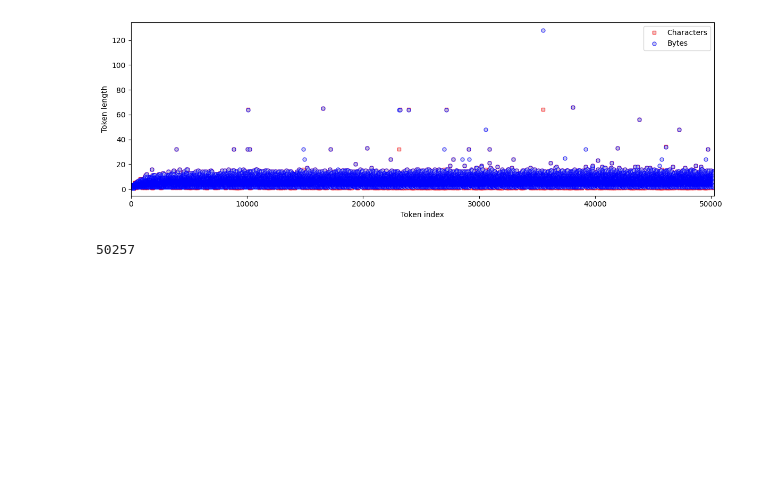
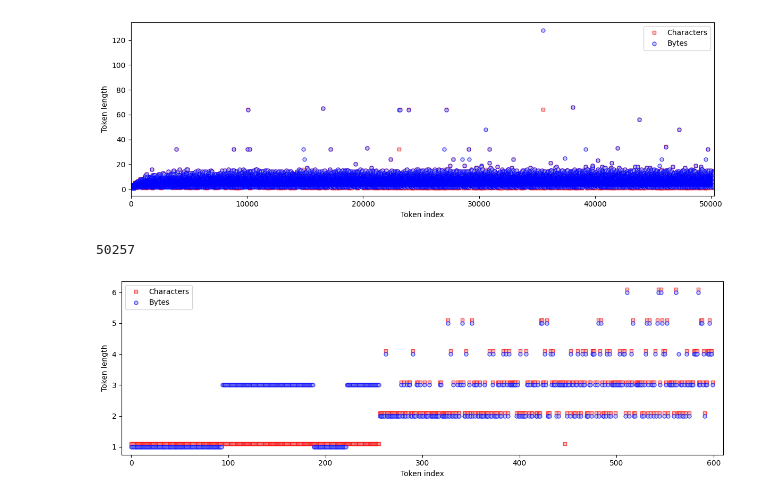
Before and after one commit to Saransh-Basu-01/50-Ml-Projects-to-understand-LLMs, a Jupyter notebook: Project_4_Token_Lengths_in_characters_and_bytes.ipynb, the cells around one changed output. Drawn from its saved outputs; the diff is of its cells as text; code cells hidden in the pictures; blank space fills up the shorter version.

```diff
--- a/Project_4_Token_Lengths_in_characters_and_bytes.ipynb
+++ b/Project_4_Token_Lengths_in_characters_and_bytes.ipynb
@@ -158,3 +158,20 @@ max2plot = tokenizer.vocab_size
 max2plot
 # %% [output]
 50257
+# %%
+plt.figure(figsize=(12,4))
+
+# use for plotting only the first N tokens
+max2plot=600 #600
+
+# note: I added a small y-axis offset to help visualize discrepancies
+plt.plot(token_len_char[:max2plot]+.1,'rs',label='Characters',markerfacecolor=[.9,.7,.7,.7],markersize=5)
+plt.plot(token_len_byte[:max2plot],'bo',label='Bytes',markerfacecolor=[.7,.7,.9,.7],markersize=5)
+
+plt.legend()
+plt.gca().set(xlabel='Token index',ylabel='Token length',xlim=[-10,max2plot+10])
+
+plt.tight_layout()
+plt.show()
+# %% [output]
+[figure, added]
```
